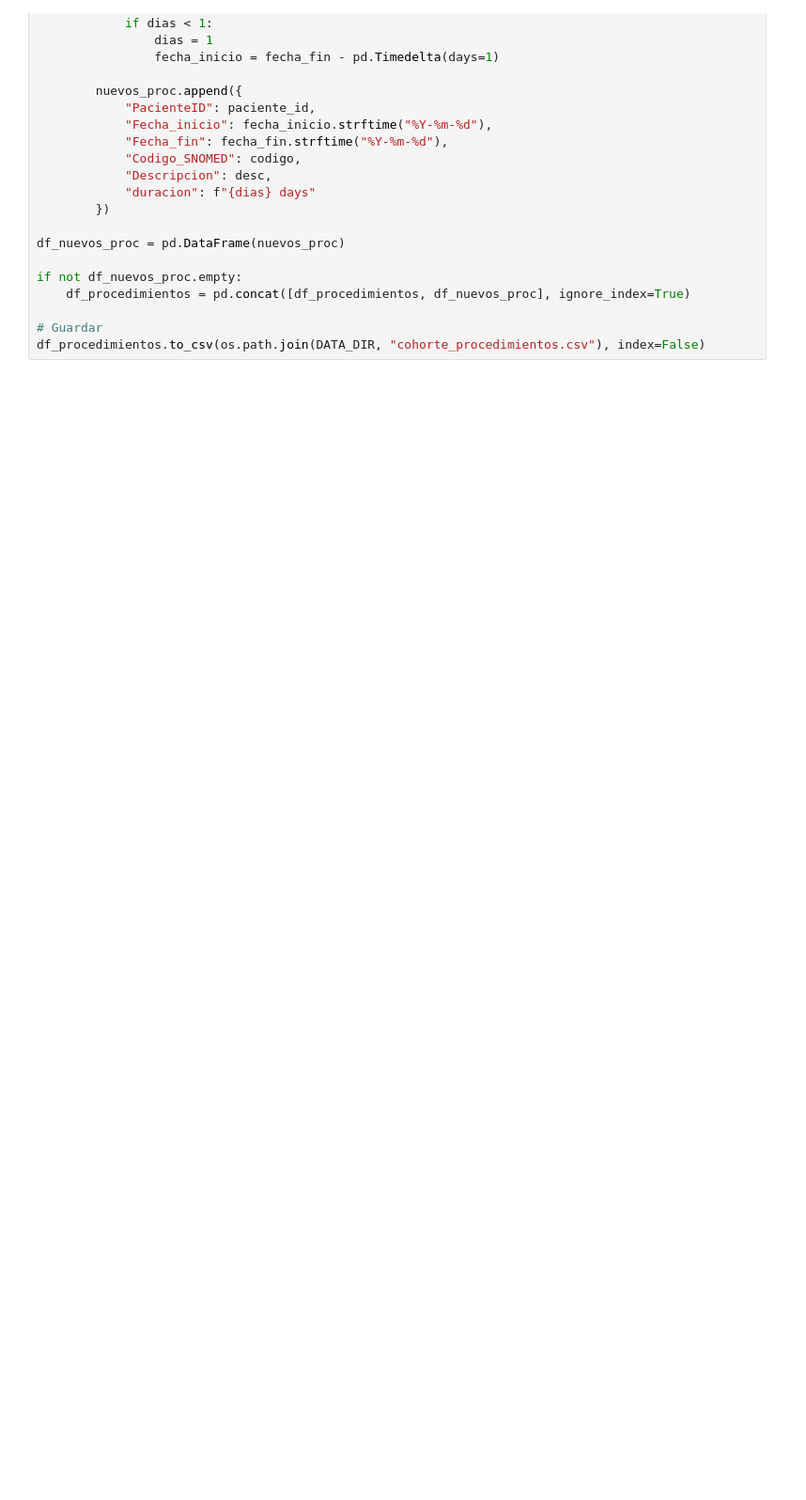
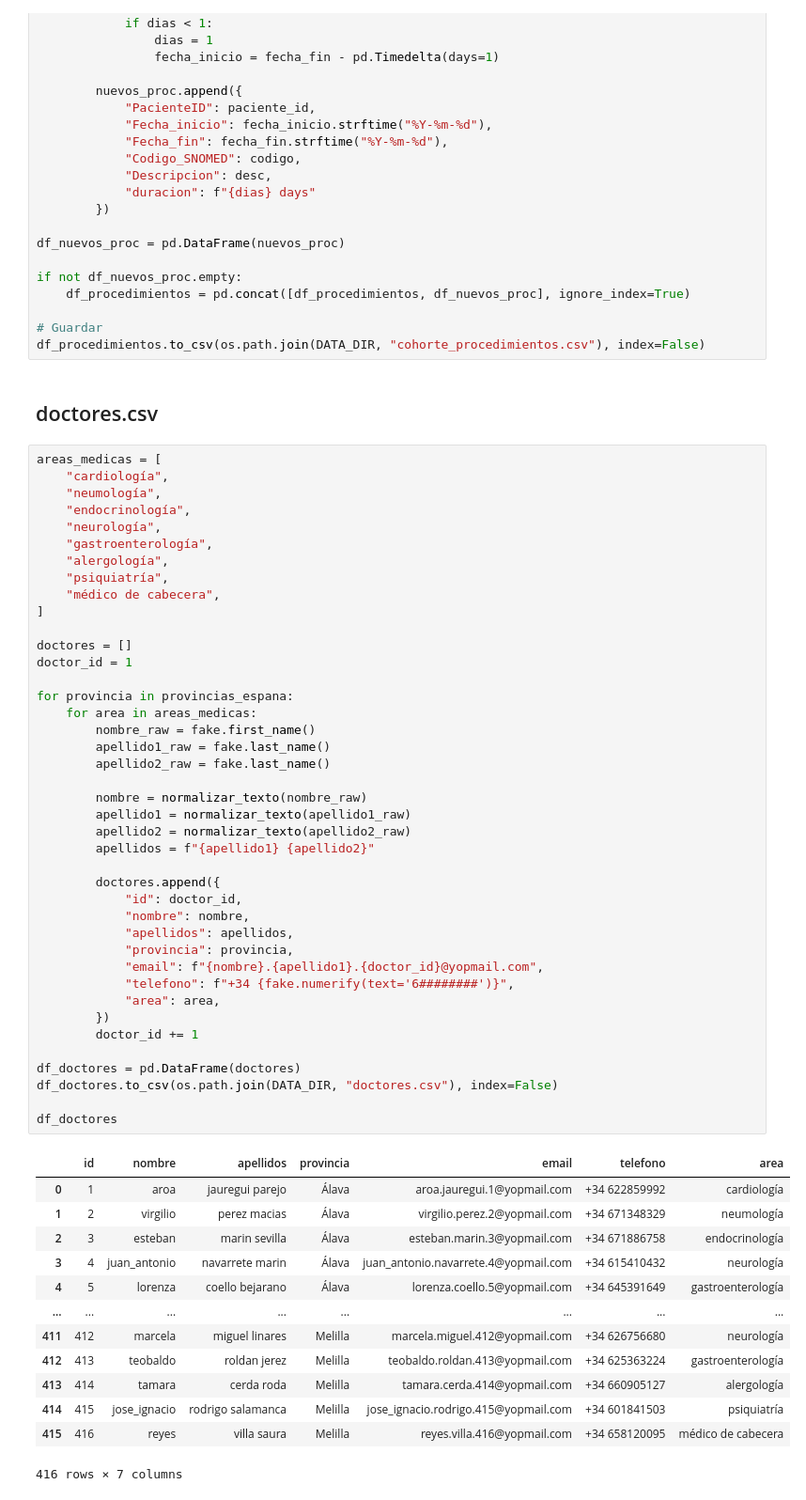
Before and after one commit to danny-sp/Dedalus-Datathon, a Jupyter notebook: Analisis.ipynb, the cells around one changed output. Shown at 94% size. Saved outputs shown, nothing was run; the diff lists cells and outputs as text; blank space fills up the shorter version.

Commit message:
Creación de datos sobre doctores

```diff
--- a/Analisis.ipynb
+++ b/Analisis.ipynb
@@ -888,3 +888,60 @@ if not df_nuevos_proc.empty:
 
 # Guardar
 df_procedimientos.to_csv(os.path.join(DATA_DIR, "cohorte_procedimientos.csv"), index=False)
+# %% [markdown]
+## doctores.csv
+# %%
+areas_medicas = [
+    "cardiología",
+    "neumología",
+    "endocrinología",
+    "neurología",
+    "gastroenterología",
+    "alergología",
+    "psiquiatría",
+    "médico de cabecera",
+]
+
+doctores = []
+doctor_id = 1
+
+for provincia in provincias_espana:
+    for area in areas_medicas:
+        nombre_raw = fake.first_name()
+        apellido1_raw = fake.last_name()
+        apellido2_raw = fake.last_name()
+
+        nombre = normalizar_texto(nombre_raw)
+        apellido1 = normalizar_texto(apellido1_raw)
+        apellido2 = normalizar_texto(apellido2_raw)
+        apellidos = f"{apellido1} {apellido2}"
+
+        doctores.append({
+            "id": doctor_id,
+            "nombre": nombre,
+            "apellidos": apellidos,
+            "provincia": provincia,
+            "email": f"{nombre}.{apellido1}.{doctor_id}@yopmail.com",
+            "telefono": f"+34 {fake.numerify(text='6########')}",
+            "area": area,
+        })
+        doctor_id += 1
+
+df_doctores = pd.DataFrame(doctores)
+df_doctores.to_csv(os.path.join(DATA_DIR, "doctores.csv"), index=False)
+
+df_doctores
+# %% [output]
+|  | id | nombre | apellidos | provincia | email | telefono | area |
+| 0 | 1 | aroa | jauregui parejo | Álava | aroa.jauregui.1@yopmail.com | +34 622859992 | cardiología |
+| 1 | 2 | virgilio | perez macias | Álava | virgilio.perez.2@yopmail.com | +34 671348329 | neumología |
+| 2 | 3 | esteban | marin sevilla | Álava | esteban.marin.3@yopmail.com | +34 671886758 | endocrinología |
+| 3 | 4 | juan_antonio | navarrete marin | Álava | juan_antonio.navarrete.4@yopmail.com | +34 615410432 | neurología |
+| 4 | 5 | lorenza | coello bejarano | Álava | lorenza.coello.5@yopmail.com | +34 645391649 | gastroenterología |
+| ... | ... | ... | ... | ... | ... | ... | ... |
+| 411 | 412 | marcela | miguel linares | Melilla | marcela.miguel.412@yopmail.com | +34 626756680 | neurología |
+| 412 | 413 | teobaldo | roldan jerez | Melilla | teobaldo.roldan.413@yopmail.com | +34 625363224 | gastroenterología |
+| 413 | 414 | tamara | cerda roda | Melilla | tamara.cerda.414@yopmail.com | +34 660905127 | alergología |
+| 414 | 415 | jose_ignacio | rodrigo salamanca | Melilla | jose_ignacio.rodrigo.415@yopmail.com | +34 601841503 | psiquiatría |
+| 415 | 416 | reyes | villa saura | Melilla | reyes.villa.416@yopmail.com | +34 658120095 | médico de cabecera |
+416 rows × 7 columns
```
Also changed, not shown: parts of 6 cells of this notebook, 2 other files.
